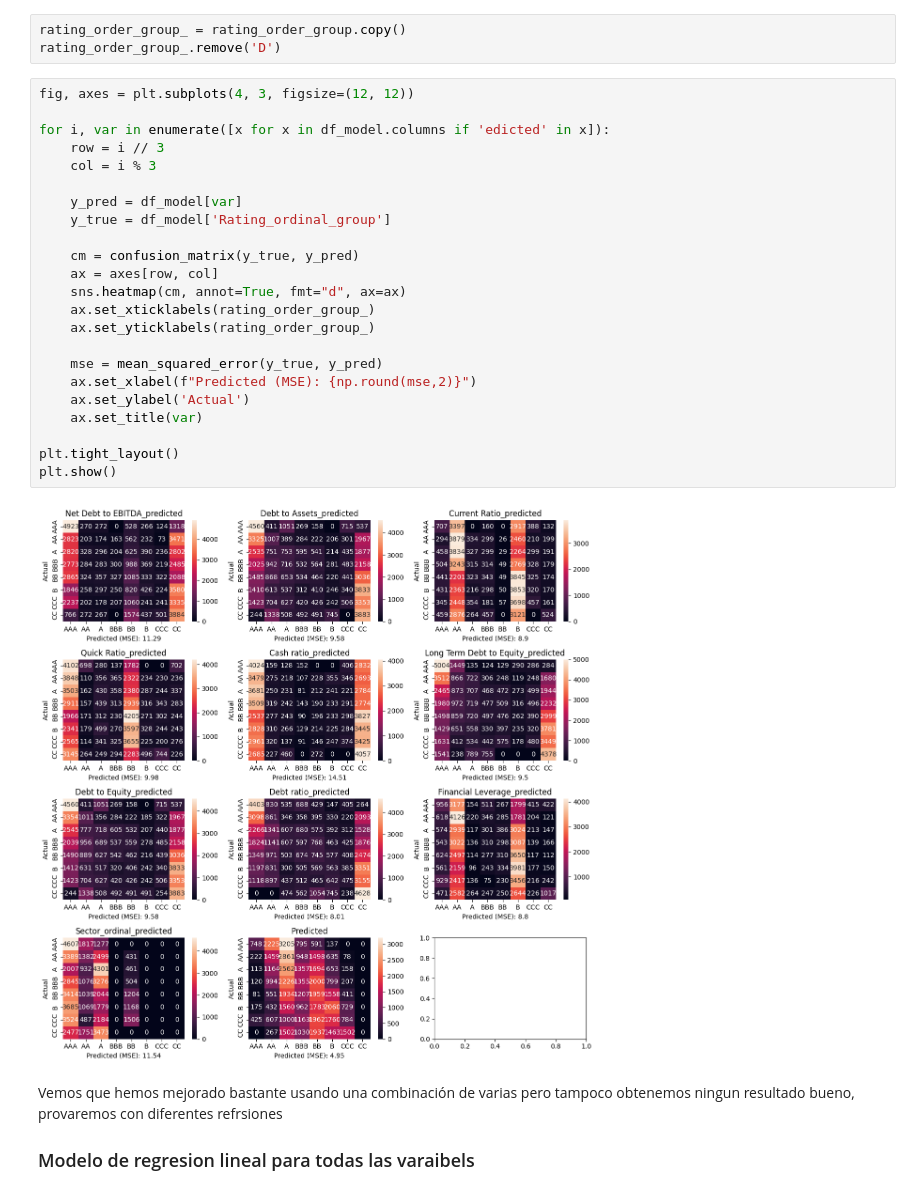
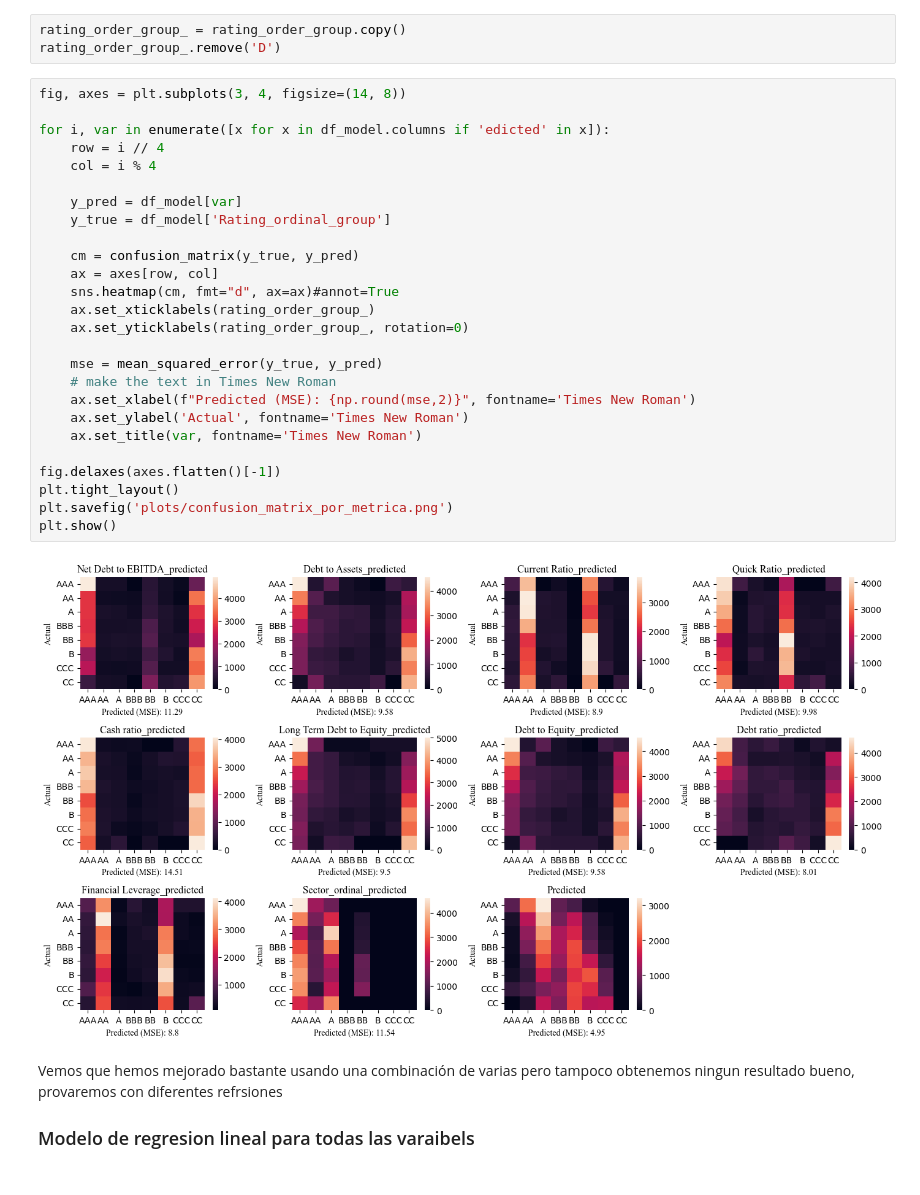
Before and after one commit to RubenPhy/rating_analisis, a Jupyter notebook: 4_modelo.ipynb, the cells around one changed output. Saved outputs shown, nothing was run; the diff lists cells and outputs as text.

Commit message:
última actualziación antes de terminar el trabajo

```diff
--- a/4_modelo.ipynb
+++ b/4_modelo.ipynb
@@ -189,30 +190,33 @@ df_model.loc[:,'Predicted'] = df_model[[col for col in df_model.columns if '_pre
 rating_order_group_ = rating_order_group.copy()
 rating_order_group_.remove('D')
 # %%
-fig, axes = plt.subplots(4, 3, figsize=(12, 12))
+fig, axes = plt.subplots(3, 4, figsize=(14, 8))
 
 for i, var in enumerate([x for x in df_model.columns if 'edicted' in x]):
-    row = i // 3
-    col = i % 3
+    row = i // 4
+    col = i % 4
 
     y_pred = df_model[var]
     y_true = df_model['Rating_ordinal_group']
 
     cm = confusion_matrix(y_true, y_pred)
     ax = axes[row, col]
-    sns.heatmap(cm, annot=True, fmt="d", ax=ax)
+    sns.heatmap(cm, fmt="d", ax=ax)#annot=True
     ax.set_xticklabels(rating_order_group_)
-    ax.set_yticklabels(rating_order_group_)
+    ax.set_yticklabels(rating_order_group_, rotation=0)
 
     mse = mean_squared_error(y_true, y_pred)
-    ax.set_xlabel(f"Predicted (MSE): {np.round(mse,2)}")
-    ax.set_ylabel('Actual')
-    ax.set_title(var)
+    # make the text in Times New Roman
+    ax.set_xlabel(f"Predicted (MSE): {np.round(mse,2)}", fontname='Times New Roman')
+    ax.set_ylabel('Actual', fontname='Times New Roman')
+    ax.set_title(var, fontname='Times New Roman')
 
+fig.delaxes(axes.flatten()[-1])
 plt.tight_layout()
+plt.savefig('plots/confusion_matrix_por_metrica.png')
 plt.show()
 # %% [output]
-[figure, old version]
+[figure, new version]
 # %% [markdown]
 Vemos que hemos mejorado bastante usando una combinación de varias pero  tampoco obtenemos ningun resultado bueno, provaremos con diferentes refrsiones
 
```
Also changed, not shown: parts of 19 cells of this notebook, 2 other files.
